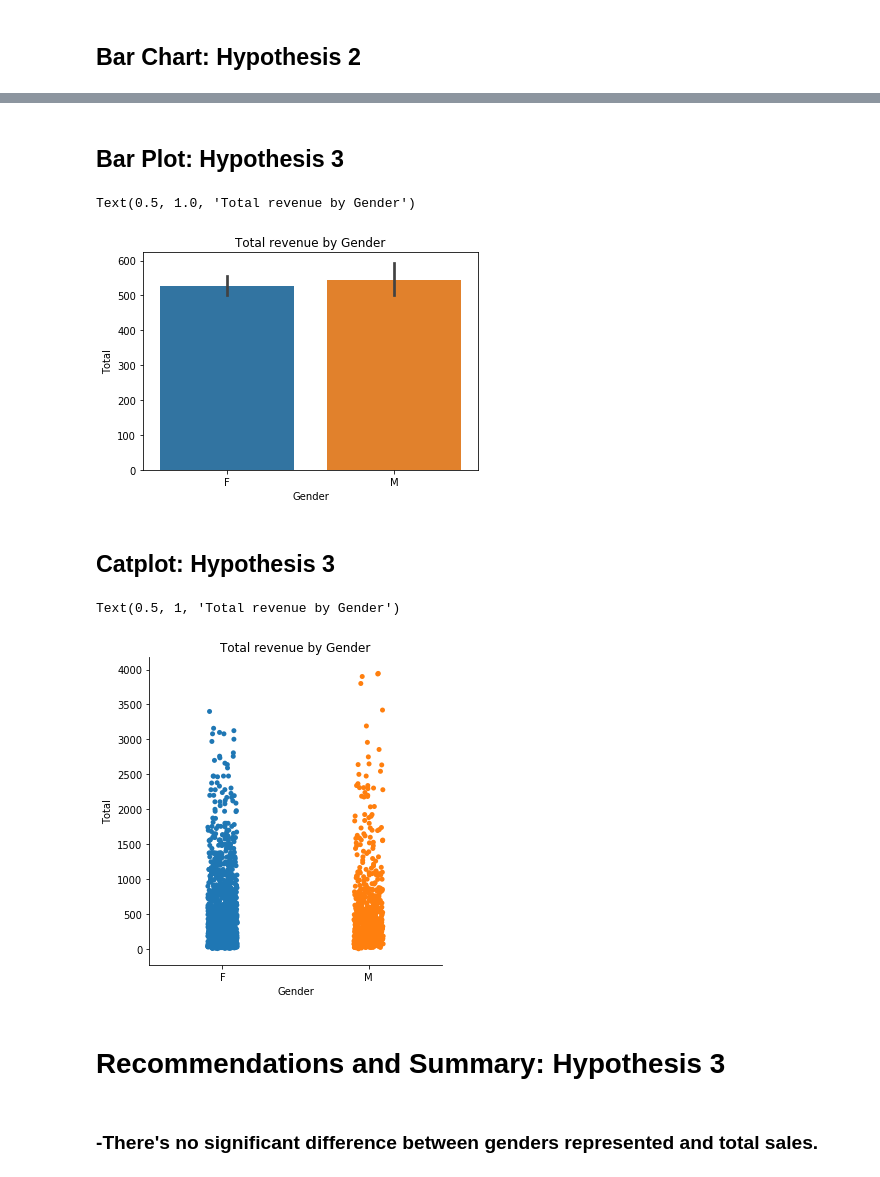
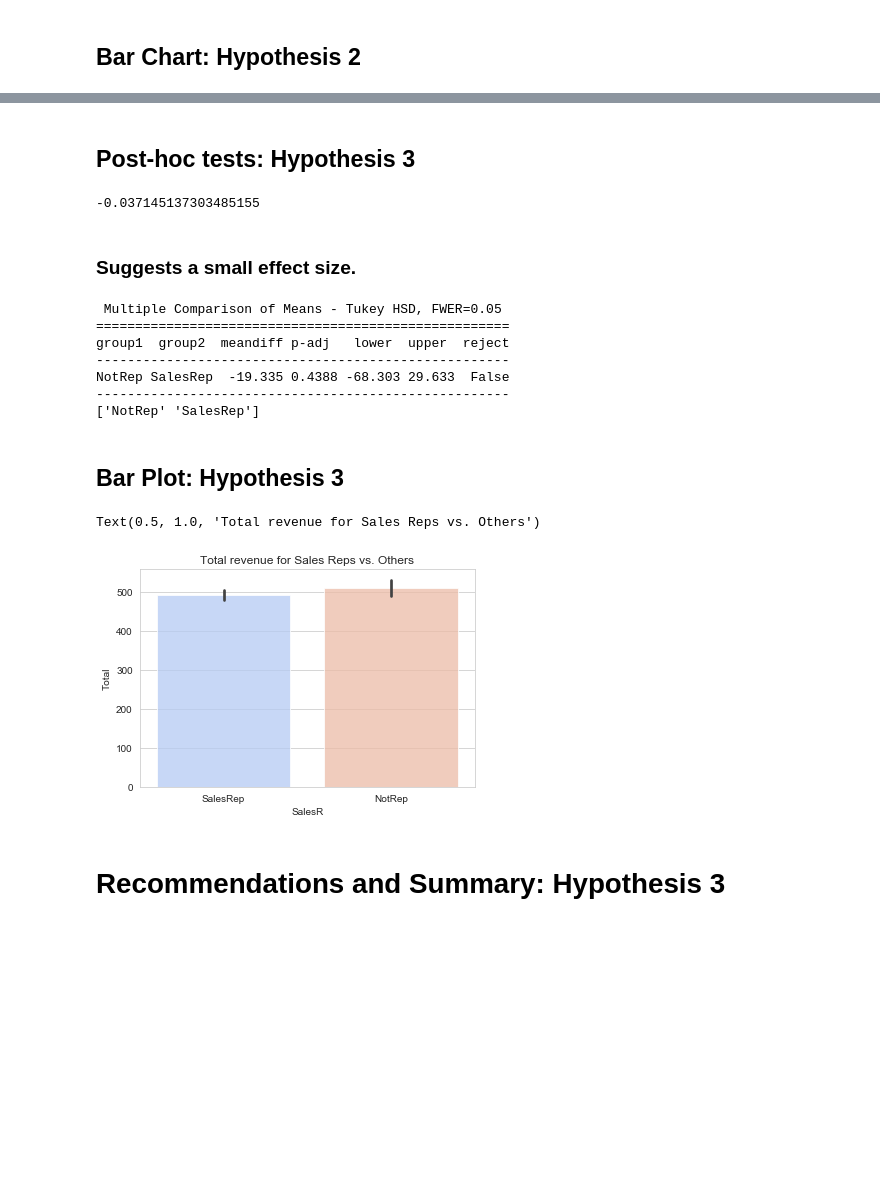
Before and after one commit to MichaelBurak/hypothesis_testing, a Jupyter notebook: student.ipynb, the cells around one changed output, grey strips where cells are left out. Drawn from its saved outputs; the diff is of its cells as text; code cells hidden in the pictures; blank space fills up the shorter version.

```diff
--- a/student.ipynb
+++ b/student.ipynb
@@ -858,0 +752,2 @@ group1 group2 meandiff p-adj   lower    upper  reject
+# %%
+df_r = df_r[~idx_outs].copy()
@@ -858,0 +776,3 @@ group1 group2 meandiff p-adj   lower    upper  reject
+# %%
+idx_outs = find_outliers_Z(df_notr['Total'])
+idx_outs.value_counts()
@@ -858,0 +783,2 @@ group1 group2 meandiff p-adj   lower    upper  reject
+# %%
+df_notr = df_notr[~idx_outs].copy()
@@ -859,26 +822,32 @@ group1 group2 meandiff p-adj   lower    upper  reject
+# %% [markdown]
+## Post-hoc tests: Hypothesis 3
+# %%
+Cohen_d(df_r['Total'], df_notr['Total'])
+# %% [output]
+-0.037145137303485155
+# %% [markdown]
+### Suggests a small effect size.
+# %%
+df_reps_conc = df_r.append(df_notr)
+
+tukey_test(df_reps_conc['Total'],df_reps_conc['SalesR'])
+# %% [output]
+ Multiple Comparison of Means - Tukey HSD, FWER=0.05
+=====================================================
+group1  group2  meandiff p-adj   lower  upper  reject
+-----------------------------------------------------
+NotRep SalesRep  -19.335 0.4388 -68.303 29.633  False
+-----------------------------------------------------
+['NotRep' 'SalesRep']
 # %% [markdown]
 ## Bar Plot: Hypothesis 3
 # %%
-sns.barplot(data=df_gen_conc, x="Gender", y="Total")
-
+sns.barplot(data=df_reps_conc, x="SalesR", y="Total", ci=68, palette="coolwarm", alpha=.75)
 ax = plt.gca()
 
-ax.set_title("Total revenue by Gender")
+ax.set_title("Total revenue for Sales Reps vs. Others")
 # %% [output]
-Text(0.5, 1.0, 'Total revenue by Gender')
+Text(0.5, 1.0, 'Total revenue for Sales Reps vs. Others')
-[figure, old version]
+[figure, new version]
-# %% [markdown]
-## Catplot: Hypothesis 3
-# %%
-sns.catplot(data=df_gen_conc, x="Gender", y="Total")
-
-ax = plt.gca()
-
-ax.set_title("Total revenue by Gender")
-# %% [output]
-Text(0.5, 1, 'Total revenue by Gender')
-[figure, removed]
 # %% [markdown]
 # Recommendations and Summary: Hypothesis 3
-# %% [markdown]
-### -There's no significant difference between genders represented and total sales.
```
Also changed, not shown: parts of 161 cells of this notebook, 5 other files.
